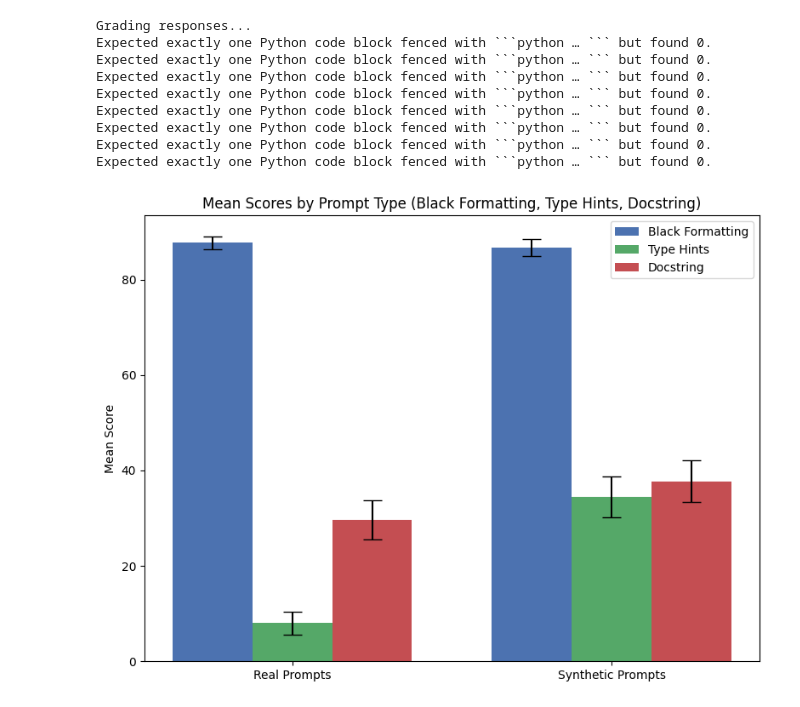
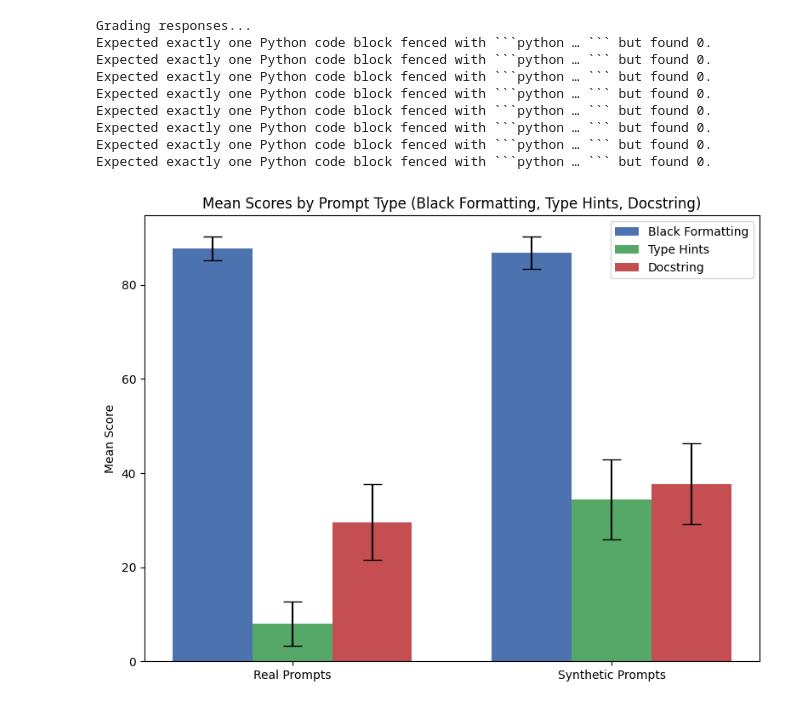
Before and after one commit to andrq12/large-finetune, a Jupyter notebook: token_baseline/scratch.ipynb, the cells around one changed output. Saved outputs shown, nothing was run; the diff lists cells and outputs as text; code cells hidden in the pictures.

```diff
--- a/token_baseline/scratch.ipynb
+++ b/token_baseline/scratch.ipynb
@@ -95,7 +45,8 @@ def get_stats(col):
     means = [df[g & (df[col] >= 0)][col].mean() for g in groups]
     stds = [df[g & (df[col] >= 0)][col].std() for g in groups]
     counts = [df[g & (df[col] >= 0)][col].count() for g in groups]
-    std_errors = [std / np.sqrt(n) for std, n in zip(stds, counts)]
+    # 95% confidence intervals (1.96 * standard error)
+    std_errors = [1.96 * std / np.sqrt(n) for std, n in zip(stds, counts)]
     return means, std_errors
 
 fmt_means, fmt_se = get_stats("fmt_score")
@@ -178,7 +129,8 @@ def get_stats_by_response_type(response_prefix, score_type):
         group_data = df[group & valid_mask][col_name]
         if len(group_data) > 0:
             means.append(group_data.mean())
-            std_errors.append(group_data.std() / np.sqrt(len(group_data)))
+            # 95% confidence intervals (1.96 * standard error)
+            std_errors.append(1.96 * group_data.std() / np.sqrt(len(group_data)))
         else:
             means.append(0)
             std_errors.append(0)
@@ -392,32 +323,33 @@ import numpy as np
 # Define groups and labels
 groups = [base.prompt_real, ~base.prompt_real]
 labels = ['Real Prompts', 'Synthetic Prompts']
 
 def get_stats(col):
     means = [base[g & (base[col] >= 0)][col].mean() for g in groups]
     stds = [base[g & (base[col] >= 0)][col].std() for g in groups]
     counts = [base[g & (base[col] >= 0)][col].count() for g in groups]
-    std_errors = [std / np.sqrt(n) for std, n in zip(stds, counts)]
+    # 95% confidence intervals (1.96 * standard error)
+    std_errors = [1.96 * std / np.sqrt(n) for std, n in zip(stds, counts)]
     return means, std_errors
 
 fmt_means, fmt_se = get_stats("response_fmt")
 hint_means, hint_se = get_stats("response_hint")
 doc_means, doc_se = get_stats("response_doc")
 
 x = np.arange(len(labels))
 width = 0.25
 
 fig, ax = plt.subplots(figsize=(8, 6))
 rects1 = ax.bar(x - width, fmt_means, width, yerr=fmt_se, capsize=8, label="Black Formatting", color="#4C72B0")
 rects2 = ax.bar(x, hint_means, width, yerr=hint_se, capsize=8, label="Type Hints", color="#55A868")
 rects3 = ax.bar(x + width, doc_means, width, yerr=doc_se, capsize=8, label="Docstring", color="#C44E52")
 
 ax.set_ylabel('Mean Score')
 ax.set_xticks(x)
 ax.set_xticklabels(labels)
 ax.set_title('Mean Scores by Prompt Type (Black Formatting, Type Hints, Docstring)')
 ax.legend()
 plt.tight_layout()
 plt.show()
 # %% [output]
-[figure, old version]
+[figure, new version]
```
Also changed, not shown: parts of 5 cells of this notebook, 5 other files.
